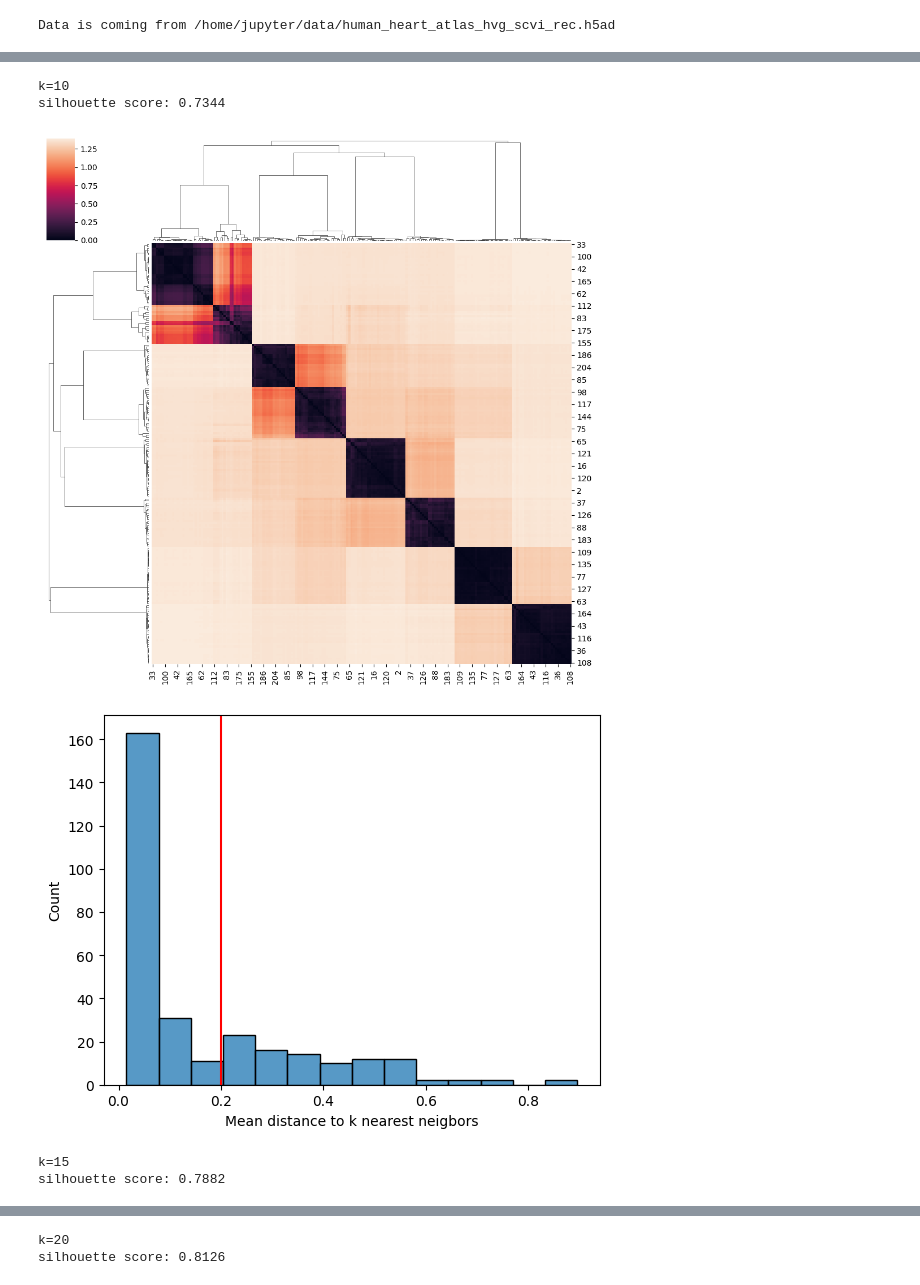
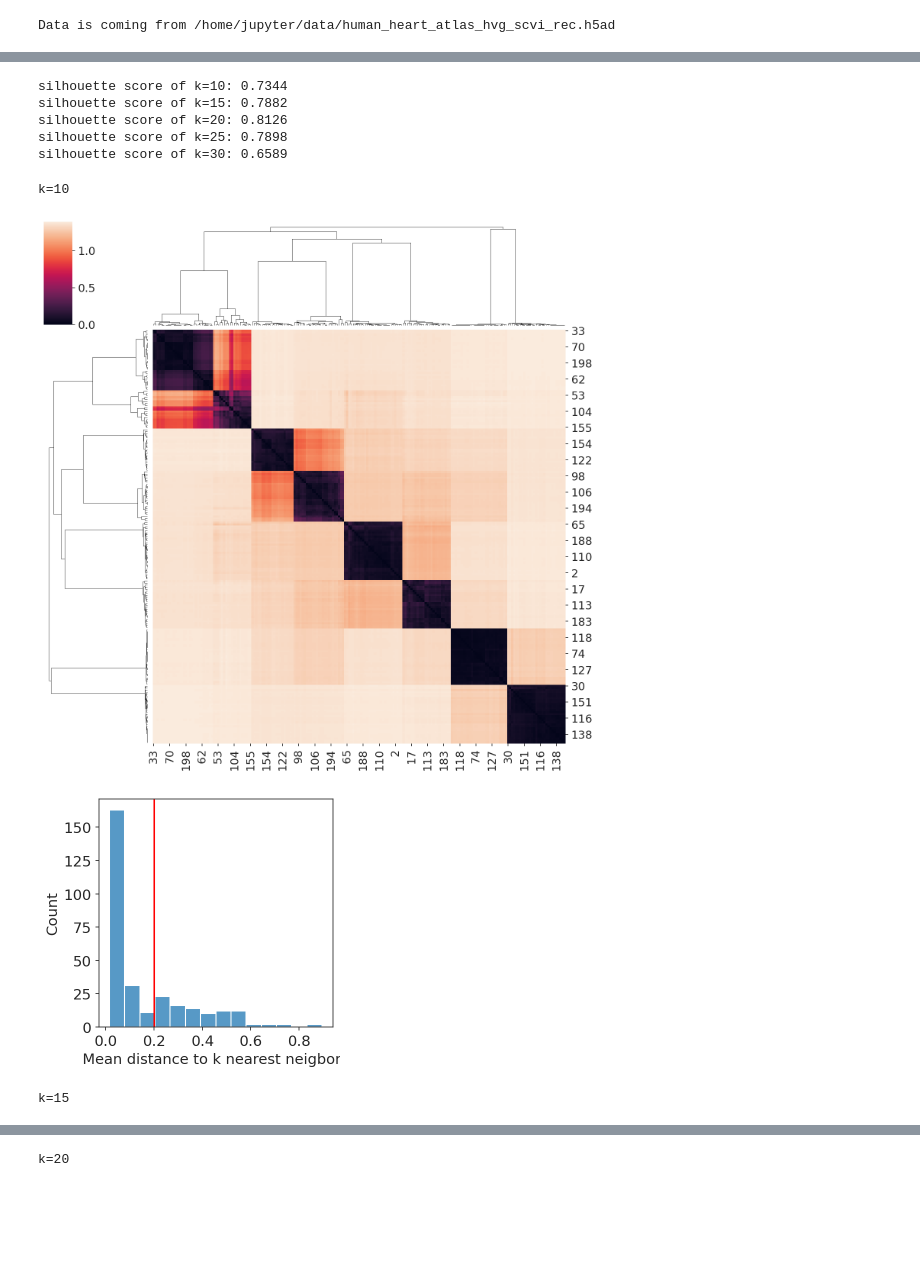
Before and after one commit to cellarium-ai/cellarium-ml, a Jupyter notebook: notebooks/nmf_human_heart_consensu_tutorial.ipynb, the cells around one changed output, grey strips where cells are left out. Drawn from its saved outputs; the diff is of its cells as text; code cells hidden in the pictures; blank space fills up the shorter version.

```diff
--- a/notebooks/nmf_human_heart_consensu_tutorial.ipynb
+++ b/notebooks/nmf_human_heart_consensu_tutorial.ipynb
@@ -166,31 +151,36 @@ from cellarium.ml.models.nmf import consensus
+# %%
+# calculate consensus D for all Ks
+density_threshold = 0.2
+local_neighborhood_size = 0.3
+consensus_stat = update_consensusD(pipeline,
+                                   density_threshold = density_threshold,
+                                   local_neighborhood_size = local_neighborhood_size)
+# %% [output]
+silhouette score of k=10: 0.7344
+silhouette score of k=15: 0.7882
+silhouette score of k=20: 0.8126
+silhouette score of k=25: 0.7898
+silhouette score of k=30: 0.6589
 # %%
-torch.manual_seed(0)
 k_range = pipeline[-1].k_range
-density_threshold = 0.2
-local_neighborhood_size = 0.3
-silhouette_scores = {}
 
 for k in k_range:
     print('k='+str(k))
-    D_rkg = getattr(pipeline[-1], f"D_{k}_rkg")
-    consensus_output = consensus(D_rkg=D_rkg, k=k,
-                                 density_threshold=density_threshold,
-                                 local_neighborhood_size=density_threshold)
-    silhouette_scores[k] = consensus_output['stability']
-    setattr(pipeline[-1], f"D_{k}_kg", consensus_output['consensus_D'])
 
-    sns.clustermap(consensus_output['topk_euc_dist'].cpu().numpy())
+    sc.set_figure_params(scanpy=True, dpi=75, dpi_save=75, vector_friendly=True)
+    sns.set_style("ticks")
+    sns.clustermap(consensus_stat[k]['topk_euc_dist'].cpu().numpy())
     plt.show()
-    sns.histplot(consensus_output['local_neigh_dist'].cpu().numpy())
+
+    sns.histplot(consensus_stat[k]['local_neigh_dist'].cpu().numpy())
     ymax = plt.gca().get_ylim()[1]
     plt.vlines(density_threshold, ymin=0, ymax=ymax, color='Red')
     plt.xlabel('Mean distance to k nearest neigbors')
     plt.ylim(0, ymax)
+
     plt.show()
 # %% [output]
 k=10
-silhouette score: 0.7344
-[figure, old version]
+[figure, new version]
-[figure, old version]
+[figure, new version]
 k=15
-silhouette score: 0.7882
@@ -199,2 +189 @@ silhouette score: 0.7882
 k=20
-silhouette score: 0.8126
```
Also changed, not shown: parts of 20 cells of this notebook.
